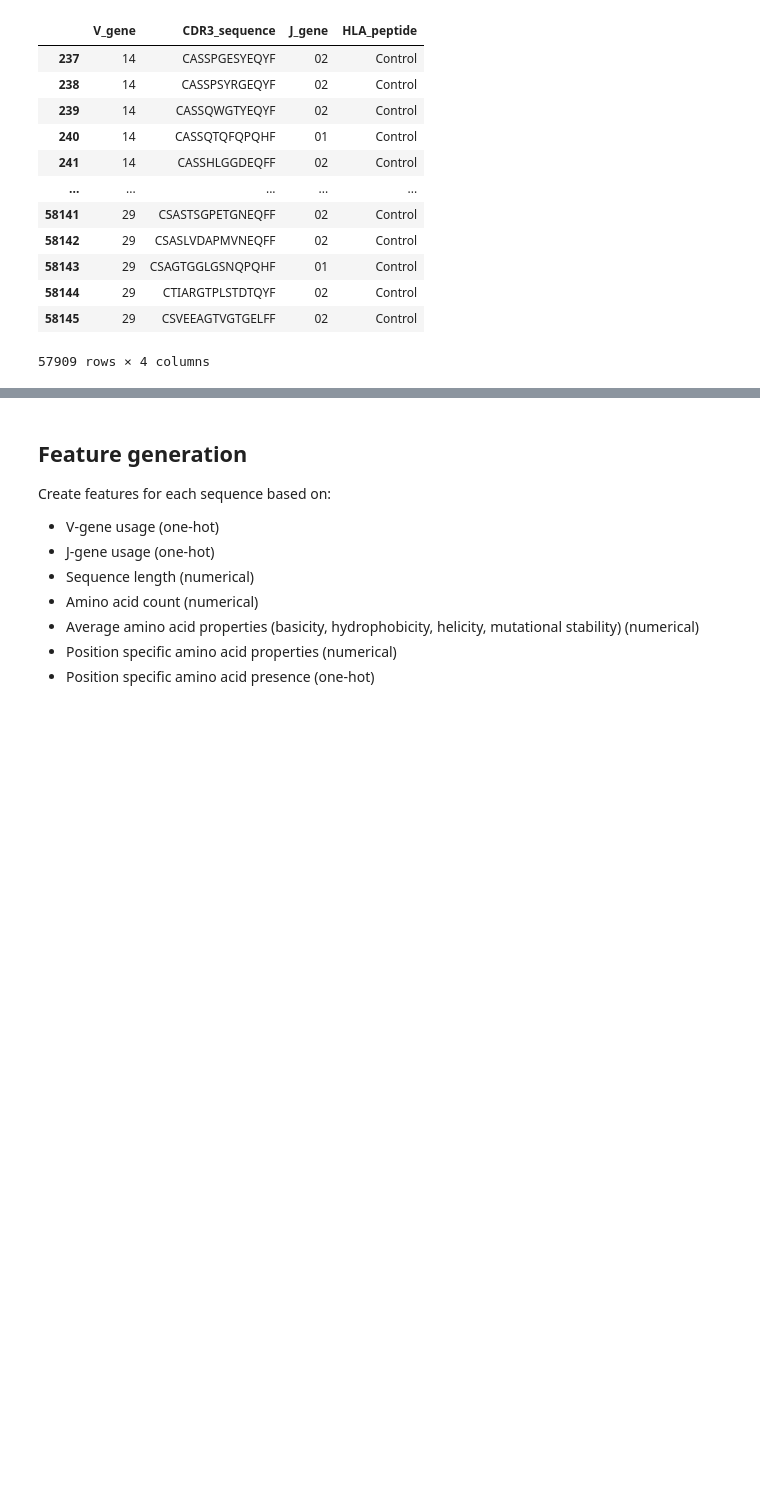
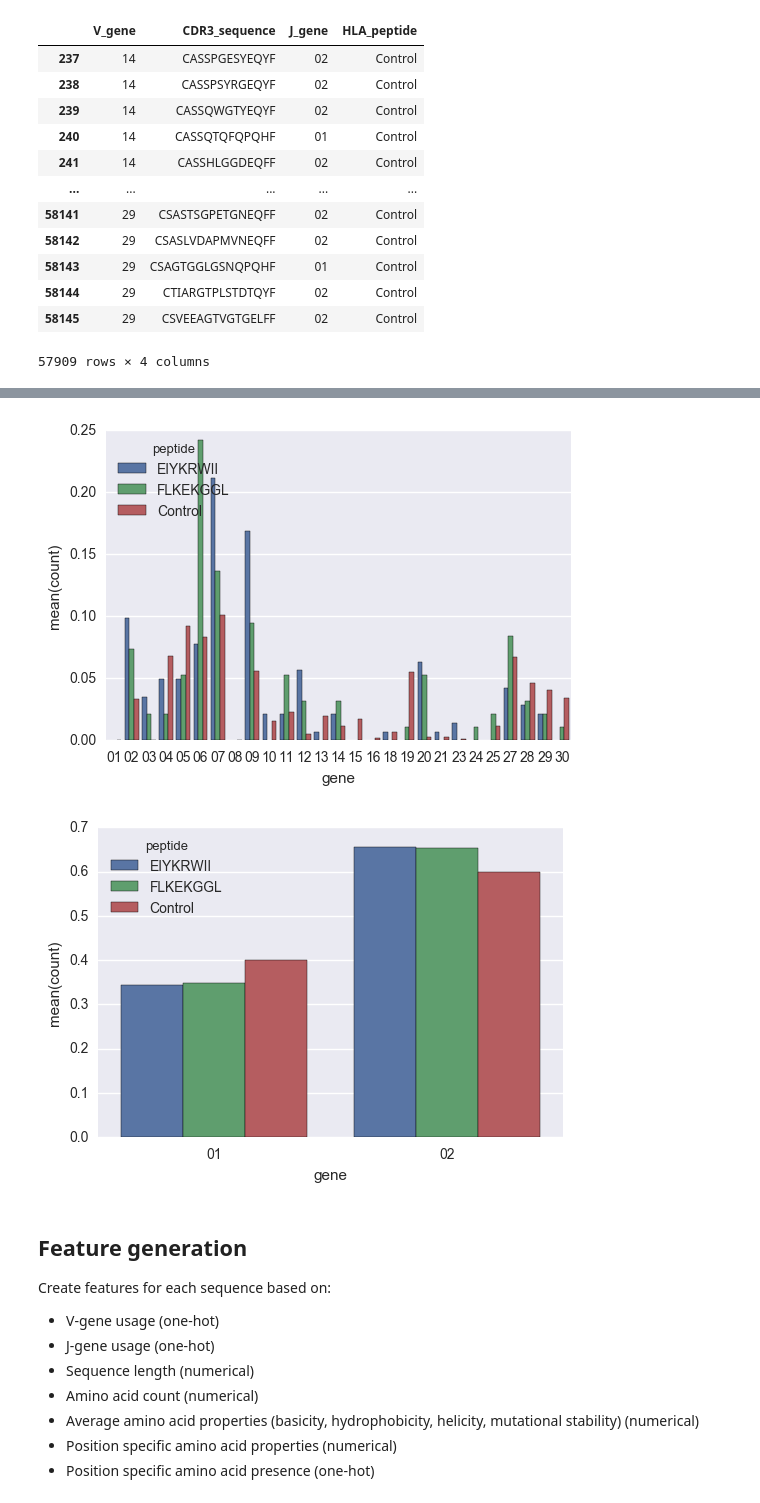
Before and after one commit to bittremieux/TCR-Classifier, a Jupyter notebook: tcr_classifier_v2.ipynb, the cells around one changed output, grey strips where cells are left out. Saved outputs shown, nothing was run; the diff lists cells and outputs as text; code cells hidden in the pictures; blank space fills up the shorter version.

Commit message:
Update V and J gene diversity visualisation

```diff
--- a/tcr_classifier_v2.ipynb
+++ b/tcr_classifier_v2.ipynb
@@ -147,10 +149,3 @@ for target in classes:
 | 58144 | 29 | CTIARGTPLSTDTQYF | 02 | Control |
 | 58145 | 29 | CSVEEAGTVGTGELFF | 02 | Control |
 57909 rows × 4 columns
-# %%
-# show V_gene and J_gene usage
-for target in classes:
-    for gene in genes:
-        plt.figure()
-        plt.title('{} usage - {} '.format(gene, target))
-        data[data['HLA_peptide'] == target][gene].value_counts().sort_index().plot(kind='bar')
@@ -164,3 +152,17 @@ for target in classes:
+# %%
+# show V_gene and J_gene usage
+for gene in genes:
+    bardfs = []
+    for target in classes:
+        bardfs.append(pd.DataFrame({'gene': data[(data['HLA_peptide']==target) & (data[gene]!='unresolved')][gene].value_counts(sort=False).index,
+                              'count': data[(data['HLA_peptide']==target) & (data[gene]!='unresolved')][gene].value_counts(sort=False).values/data[data['HLA_peptide']==target][gene].value_counts(sort=False).values.sum(),
+                              'peptide': [target for _ in data[(data['HLA_peptide']==target) & (data[gene]!='unresolved')][gene].value_counts(sort=False).index]}))
+    bardf = pd.concat(bardfs)
+    plt.figure()
+    sns.barplot(x='gene', y='count', hue='peptide', data=bardf)
+# %% [output]
+[figure, added]
+[figure, added]
 # %% [markdown]
 ## Feature generation
 
```
Also changed, not shown: parts of 3 cells of this notebook.
